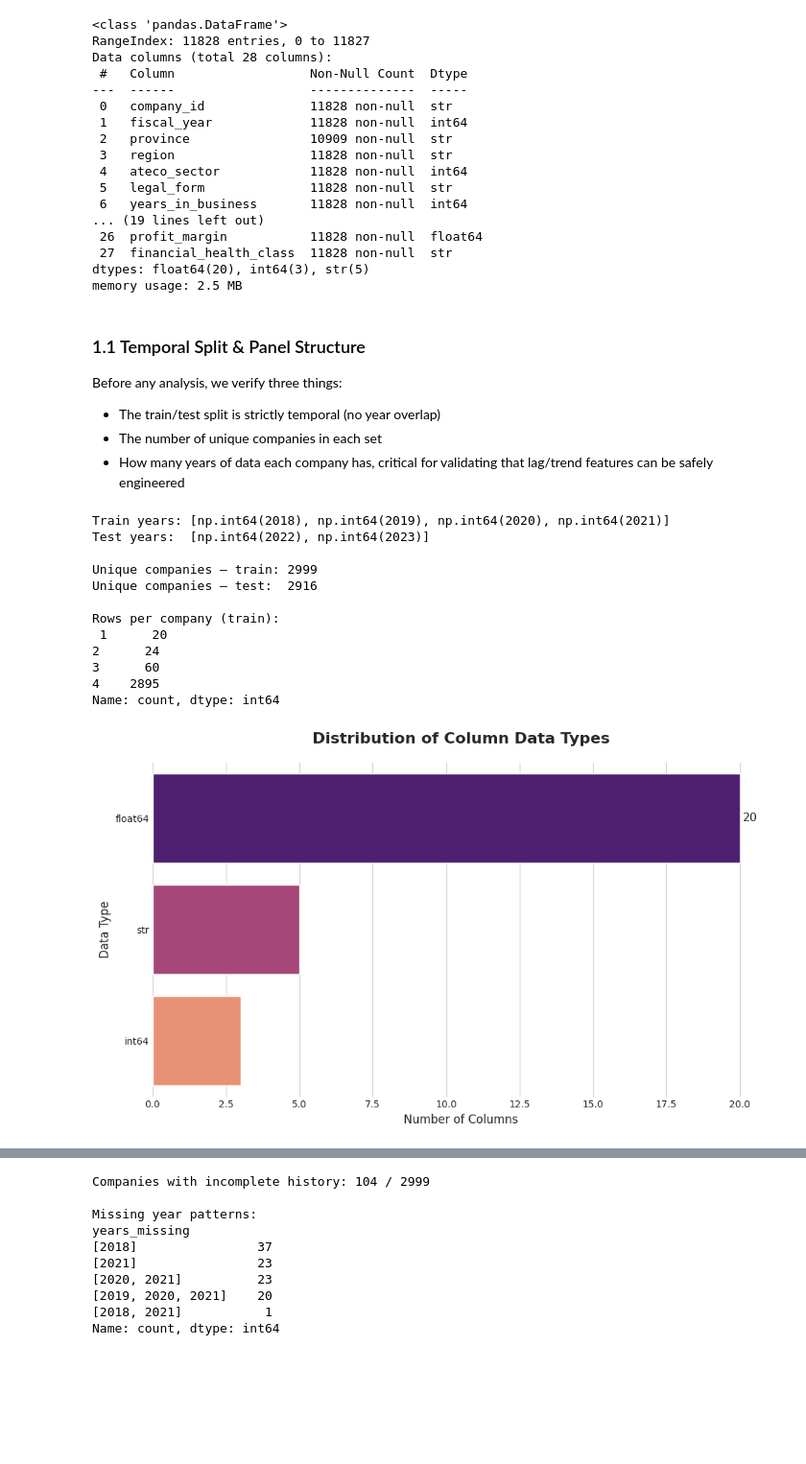
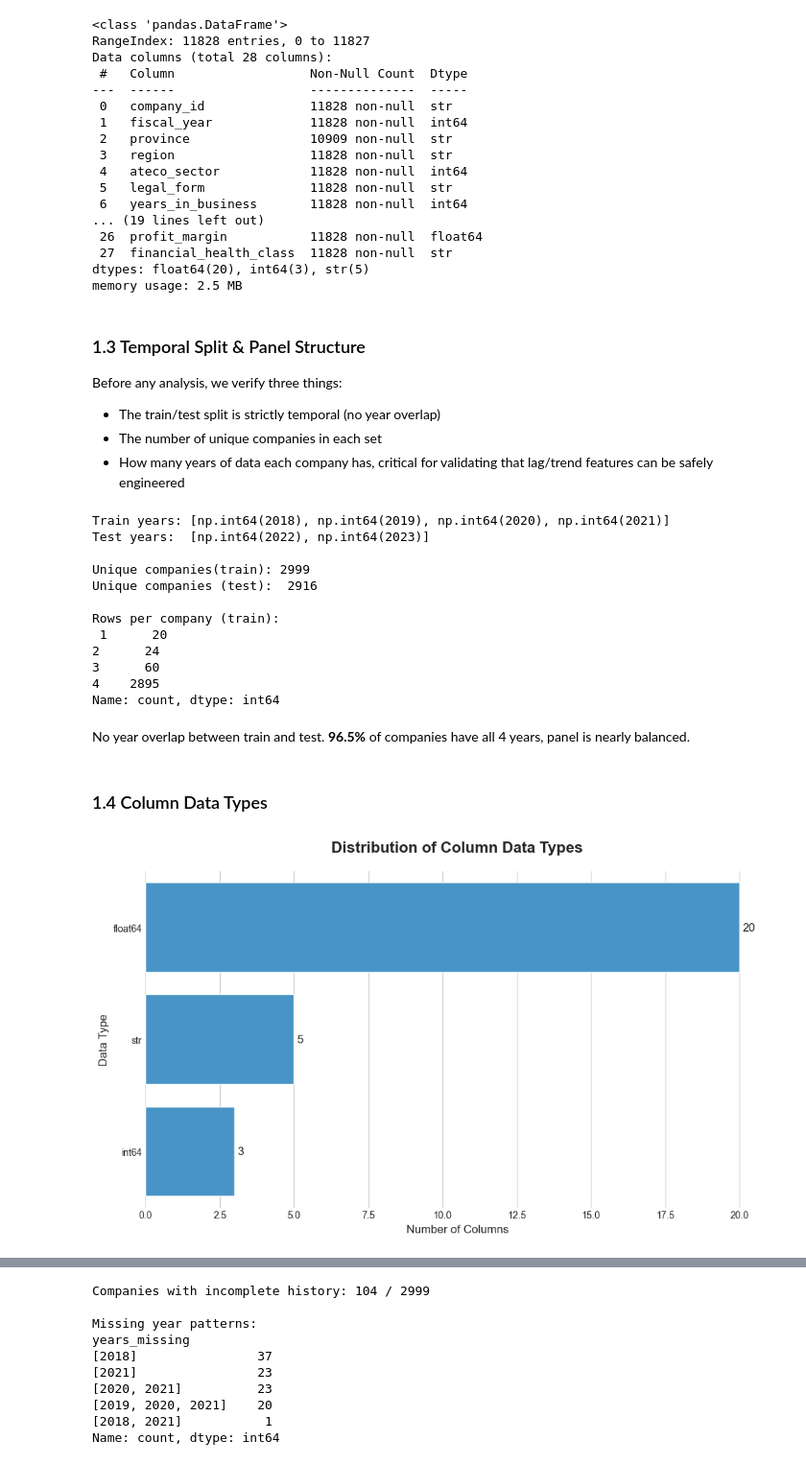
Before and after one commit to LolloPaz/ifc, a Jupyter notebook: notebooks/01_eda.ipynb, the cells around one changed output, grey strips where cells are left out. Shown at 96% size. Cells and saved outputs as stored; diff of their text form; code cells hidden in the pictures; blank space fills up the shorter version.

```diff
--- a/notebooks/01_eda.ipynb
+++ b/notebooks/01_eda.ipynb
@@ -97,7 +101,7 @@ Data columns (total 28 columns):
 dtypes: float64(20), int64(3), str(5)
 memory usage: 2.5 MB
 # %% [markdown]
-### 1.1 Temporal Split & Panel Structure
+### 1.3 Temporal Split & Panel Structure
 
 Before any analysis, we verify three things:
 - The train/test split is strictly temporal (no year overlap)
@@ -107,8 +111,8 @@ Before any analysis, we verify three things:
 print("Train years:", sorted(train_df["fiscal_year"].unique()))
 print("Test years: ", sorted(test_df["fiscal_year"].unique()))
 
-print("\nUnique companies — train:", train_df["company_id"].nunique())
-print("Unique companies — test: ", test_df["company_id"].nunique())
+print("\nUnique companies(train):", train_df["company_id"].nunique())
+print("Unique companies (test): ", test_df["company_id"].nunique())
 
 rows_per_company = train_df.groupby("company_id").size().value_counts().sort_index()
 print("\nRows per company (train):\n", rows_per_company)
@@ -116,8 +120,8 @@ print("\nRows per company (train):\n", rows_per_company)
 Train years: [np.int64(2018), np.int64(2019), np.int64(2020), np.int64(2021)]
 Test years:  [np.int64(2022), np.int64(2023)]
 
-Unique companies — train: 2999
-Unique companies — test:  2916
+Unique companies(train): 2999
+Unique companies (test):  2916
 
 Rows per company (train):
  1      20
@@ -125,31 +129,34 @@ Rows per company (train):
 3      60
 4    2895
 Name: count, dtype: int64
-# %%
-
-data_types = train_df.dtypes.value_counts().reset_index()
-data_types.columns = ['Dtype', 'Count']
-
-plt.figure(figsize=(10, 6))
-sns.set_style("whitegrid")
-
-ax = sns.barplot(
-    data=data_types,
-    x='Count',
-    y='Dtype',
-    palette='magma',
-    hue='Dtype',
-    legend=False
-)
-
-ax.bar_label(ax.containers[0], padding=3, fontsize=12)
-
-plt.title('Distribution of Column Data Types', fontsize=16, pad=20, fontweight='bold')
-plt.xlabel('Number of Columns', fontsize=12)
-plt.ylabel('Data Type', fontsize=12)
-sns.despine(left=True, bottom=True)
-
-plt.tight_layout()
-plt.show()
-# %% [output]
-[figure, removed]
+# %% [markdown]
+No year overlap between train and test. **96.5%** of companies have all 4 years, panel is nearly balanced.
+# %% [markdown]
+### 1.4 Column Data Types
+# %%
+data_types = train_df.dtypes.value_counts().reset_index()
+data_types.columns = ['Dtype', 'Count']
+
+plt.figure(figsize=(10, 6))
+sns.set_style("whitegrid")
+
+ax = sns.barplot(
+    data=data_types,
+    x='Count',
+    y='Dtype',
+    color="#3498db",
+    legend=False
+)
+
+ax.bar_label(ax.containers[0], padding=3, fontsize=12)
+
+plt.title('Distribution of Column Data Types', fontsize=16, pad=20, fontweight='bold')
+plt.xlabel('Number of Columns', fontsize=12)
+plt.ylabel('Data Type', fontsize=12)
+sns.despine(left=True, bottom=True)
+
+plt.tight_layout()
+plt.savefig(OUTPUT_PATH / "data_types_distribution.png", dpi=150, bbox_inches="tight")
+plt.show()
+# %% [output]
+[figure, added]
```
Also changed, not shown: parts of 49 cells of this notebook.
